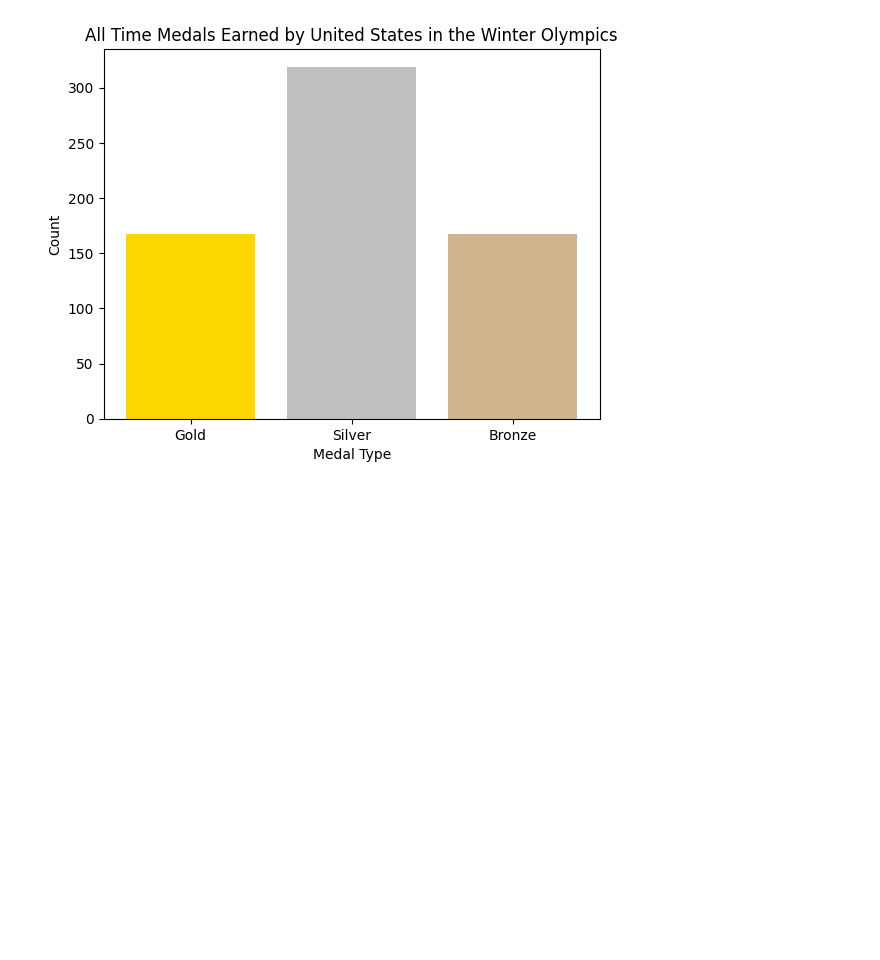
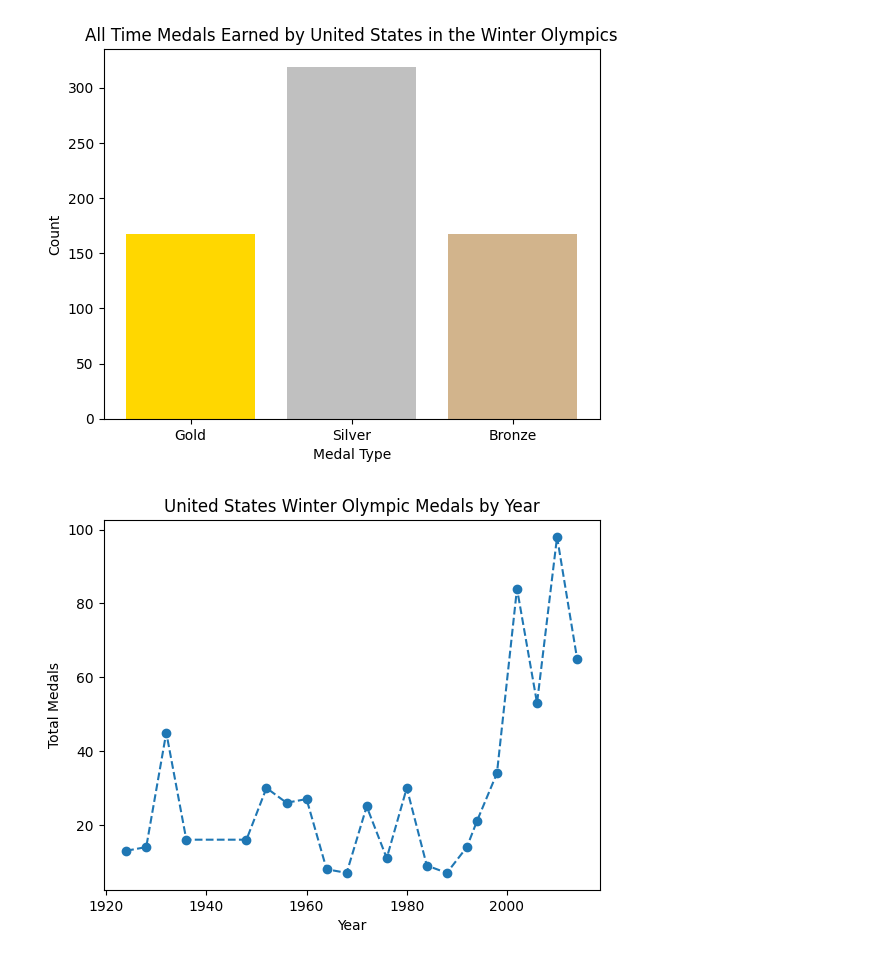
Before and after one commit to quinnfricko/scitech-datasets, a Jupyter notebook: CIS2004_Dataset_Explore_QuinnFricko.ipynb, the cells around one changed output. Cells and saved outputs as stored; diff of their text form; code cells hidden in the pictures; blank space fills up the shorter version.

Commit message:
new visual

```diff
--- a/CIS2004_Dataset_Explore_QuinnFricko.ipynb
+++ b/CIS2004_Dataset_Explore_QuinnFricko.ipynb
@@ -95,3 +95,30 @@ plt.show()
 #Ref : https://matplotlib.org/stable/gallery/lines_bars_and_markers/bar_colors.html
 # %% [output]
 [figure]
+# %%
+#CHART FOR US MEDALS BY YEARr
+
+fig, ax = plt.subplots()
+
+# Filter only USA medals
+usa_medals = df[df['Country'] == 'USA']
+
+# Count medals per year
+medals_by_year = usa_medals.groupby('Year').size()
+
+# Plot  the line chart
+ax.plot(medals_by_year.index, medals_by_year.values,
+        marker='o', linestyle='--')
+
+
+#label labels
+ax.set_xlabel('Year')
+ax.set_ylabel('Total Medals')
+ax.set_title('United States Winter Olympic Medals by Year')
+
+plt.show()
+
+
+# ref : https://matplotlib.org/stable/gallery/lines_bars_and_markers/line_demo_dash_control.html
+# %% [output]
+[figure, added]
```
